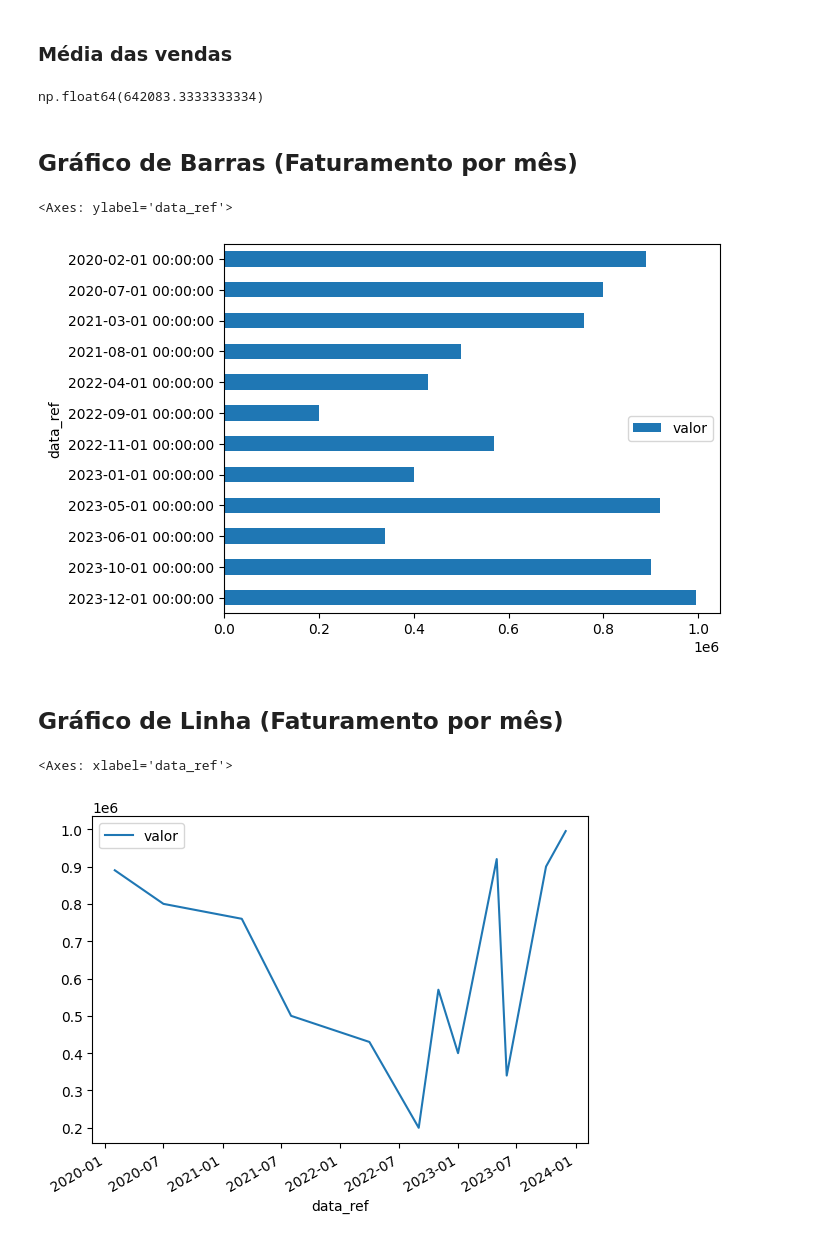
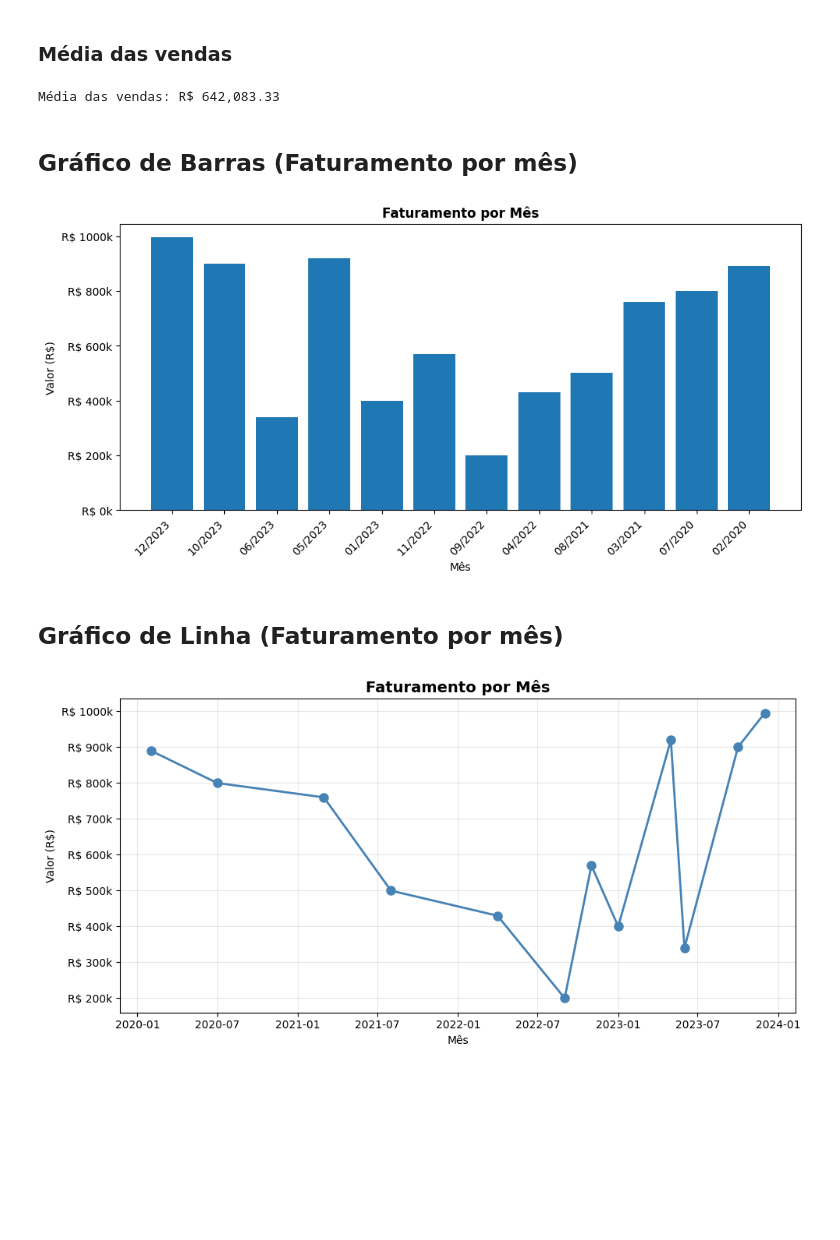
Before and after one commit to matheus0214/ia_learn, a Jupyter notebook: Desafio - Estatística para Devs-1.ipynb, the cells around one changed output. Cells and saved outputs as stored; diff of their text form; code cells hidden in the pictures; blank space fills up the shorter version.

```diff
--- a/Desafio - Estatística para Devs-1.ipynb
+++ b/Desafio - Estatística para Devs-1.ipynb
@@ -68,25 +68,50 @@ Data columns (total 2 columns):
 dtypes: datetime64[us](1), int64(1)
 memory usage: 320.0 bytes
 # %%
-# ordenar valores pela data de refêrencia
-df_faturamento = df_faturamento.sort_values('data_ref', ascending=False)
+# Ordenar pela data de referência
+df_faturamento = df_faturamento.sort_values('data_ref')
 # %% [markdown]
 ### Média das vendas
 # %%
-df_faturamento['valor'].mean()
+media = df_faturamento['valor'].mean()
+print(f'Média das vendas: R$ {media:,.2f}')
 # %% [output]
-np.float64(642083.3333333334)
+Média das vendas: R$ 642,083.33
 # %% [markdown]
 ## Gráfico de Barras (Faturamento por mês)
 # %%
-df_faturamento.plot.barh(x='data_ref', y='valor')
+fig, ax = plt.subplots(figsize=(10, 5))
+
+meses = df_faturamento['data_ref'].dt.strftime('%m/%Y')
+
+bars = ax.bar(meses, df_faturamento['valor'])
+ax.set_title('Faturamento por Mês', fontweight='bold')
+ax.set_xlabel('Mês')
+ax.set_ylabel('Valor (R$)')
+
+ax.yaxis.set_major_formatter(plt.FuncFormatter(lambda x, p: f'R$ {x/1000:.0f}k'))
+plt.xticks(rotation=45, ha='right')
+
+plt.tight_layout()
+plt.show()
 # %% [output]
-<Axes: ylabel='data_ref'>
-[figure, old version]
+[figure, new version]
 # %% [markdown]
 ## Gráfico de Linha (Faturamento por mês)
 # %%
-df_faturamento.plot.line(x='data_ref', y='valor')
+fig, ax = plt.subplots(figsize=(10, 5))
+
+ax.plot(df_faturamento['data_ref'], df_faturamento['valor'], marker='o', linewidth=2, markersize=8, color='steelblue')
+
+ax.set_title('Faturamento por Mês', fontsize=14, fontweight='bold')
+ax.set_xlabel('Mês')
+ax.set_ylabel('Valor (R$)')
+
+ax.yaxis.set_major_formatter(plt.FuncFormatter(lambda x, p: f'R$ {x/1000:.0f}k'))
+
+ax.grid(True, alpha=0.3)
+
+plt.tight_layout()
+plt.show()
 # %% [output]
-<Axes: xlabel='data_ref'>
-[figure, old version]
+[figure, new version]
```
Also changed, not shown: parts of 1 cell of this notebook.
